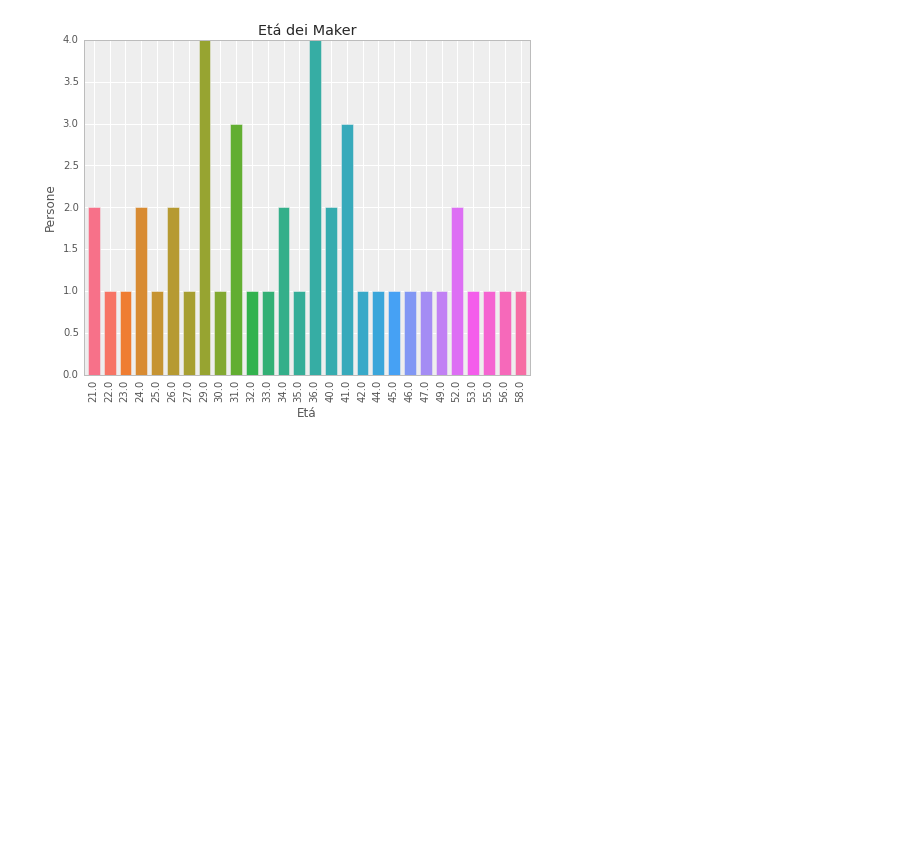
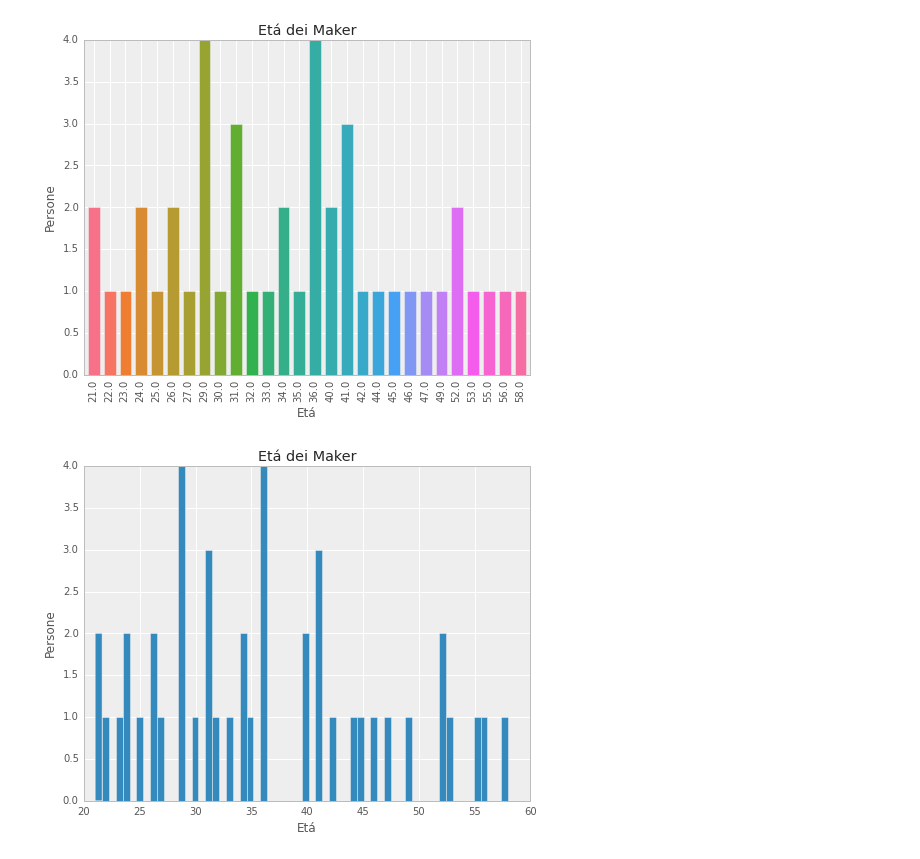
Before and after one commit to openp2pdesign/Makers-Inquiry---Analysis, a Jupyter notebook: Q002.ipynb, the cells around one changed output. Cells and saved outputs as stored; diff of their text form; code cells hidden in the pictures; blank space fills up the shorter version.

```diff
--- a/Q002.ipynb
+++ b/Q002.ipynb
@@ -120,2 +122,12 @@ plt.savefig(u"pdf/Q002-Etá dei Maker02.pdf") # Save pdf
 # %% [output]
 [figure]
+# %%
+# Check histogram
+plt.figure(figsize=(8,6))
+plt.title(u'Etá dei Maker')
+plt.xlabel(u'Etá')
+plt.ylabel('Persone')
+data["Q002"].hist(bins=60)
+plt.savefig(u"pdf/Q002-EtáMaker03.pdf") # Save pdf
+# %% [output]
+[figure, added]
```
Also changed, not shown: parts of 2 cells of this notebook, 1 other file.
